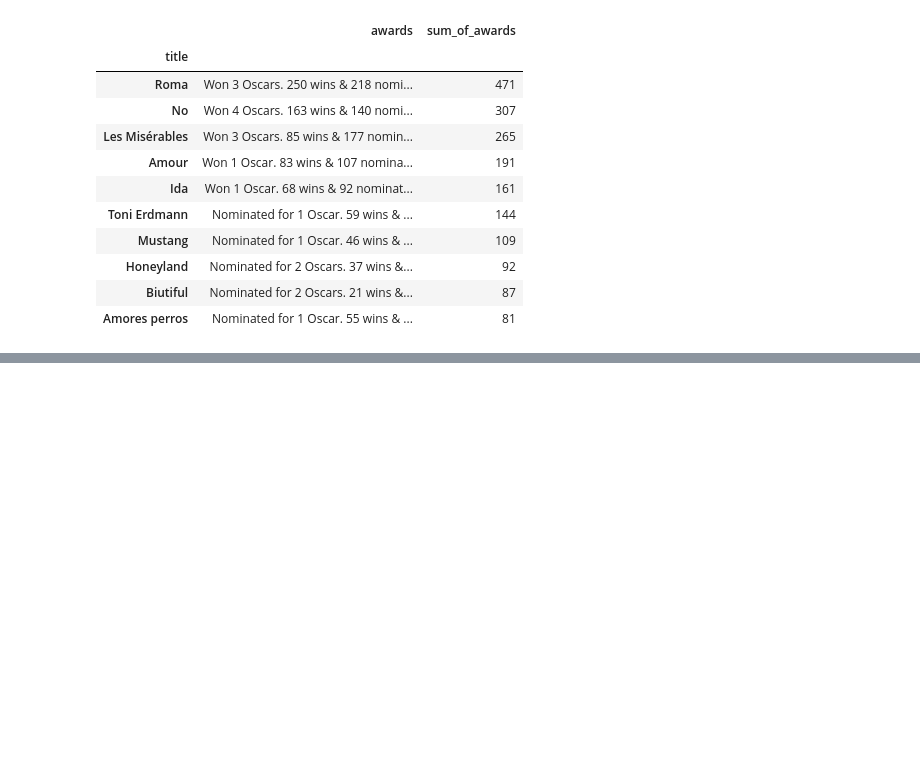
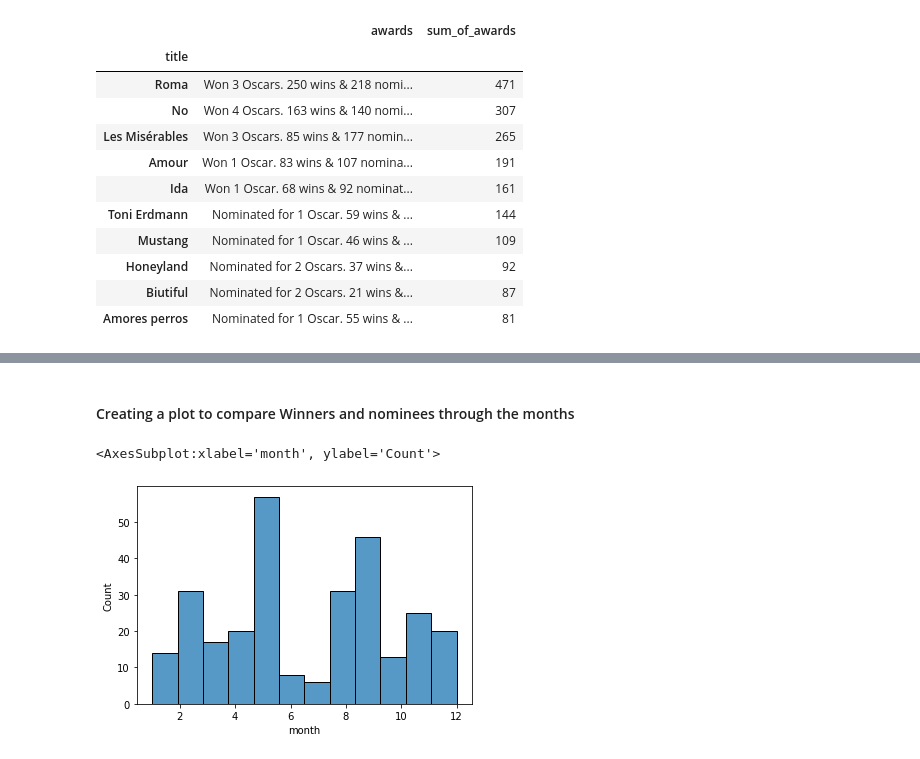
Before and after one commit to madjo92/ds_academyi_proj, a Jupyter notebook: Exploratory Data Analysis.ipynb, the cells around one changed output, grey strips where cells are left out. Drawn from its saved outputs; the diff is of its cells as text; code cells hidden in the pictures; blank space fills up the shorter version.

```diff
--- a/Exploratory Data Analysis.ipynb
+++ b/Exploratory Data Analysis.ipynb
@@ -376,7 +399,7 @@ Name: Running time (int), dtype: int64
 # %%
 academy=academy.drop(['Directed by', 'Written by', 'Produced by', 'Starring',
        'Cinematography', 'Edited by', 'Music by', 'Distributed by','Screenplay by',
-       'Story by', 'Based on', 'Production company','Production companies'], axis=1)
+       'Story by', 'Based on', 'Production company','Production companies','Running time','Budget','Box office'], axis=1)
 # %%
 academy.info()
 # %% [output]
@@ -427,0 +512,3 @@ awards.nlargest(10,'sum_of_awards')
+# %%
+#Adding a column 'sum of awards'
+academy['sum_of_awards']=awards["sum_of_awards"]
@@ -427,0 +535,8 @@ awards.nlargest(10,'sum_of_awards')
+# %% [markdown]
+#### Creating a plot to compare Winners and nominees through the months
+# %%
+#plt.figure(figsize=(7,5),dpi=150)
+sns.histplot(data=academy,x='month',bins=12)
+# %% [output]
+<AxesSubplot:xlabel='month', ylabel='Count'>
+[figure, added]
```
Also changed, not shown: parts of 22 cells of this notebook.
